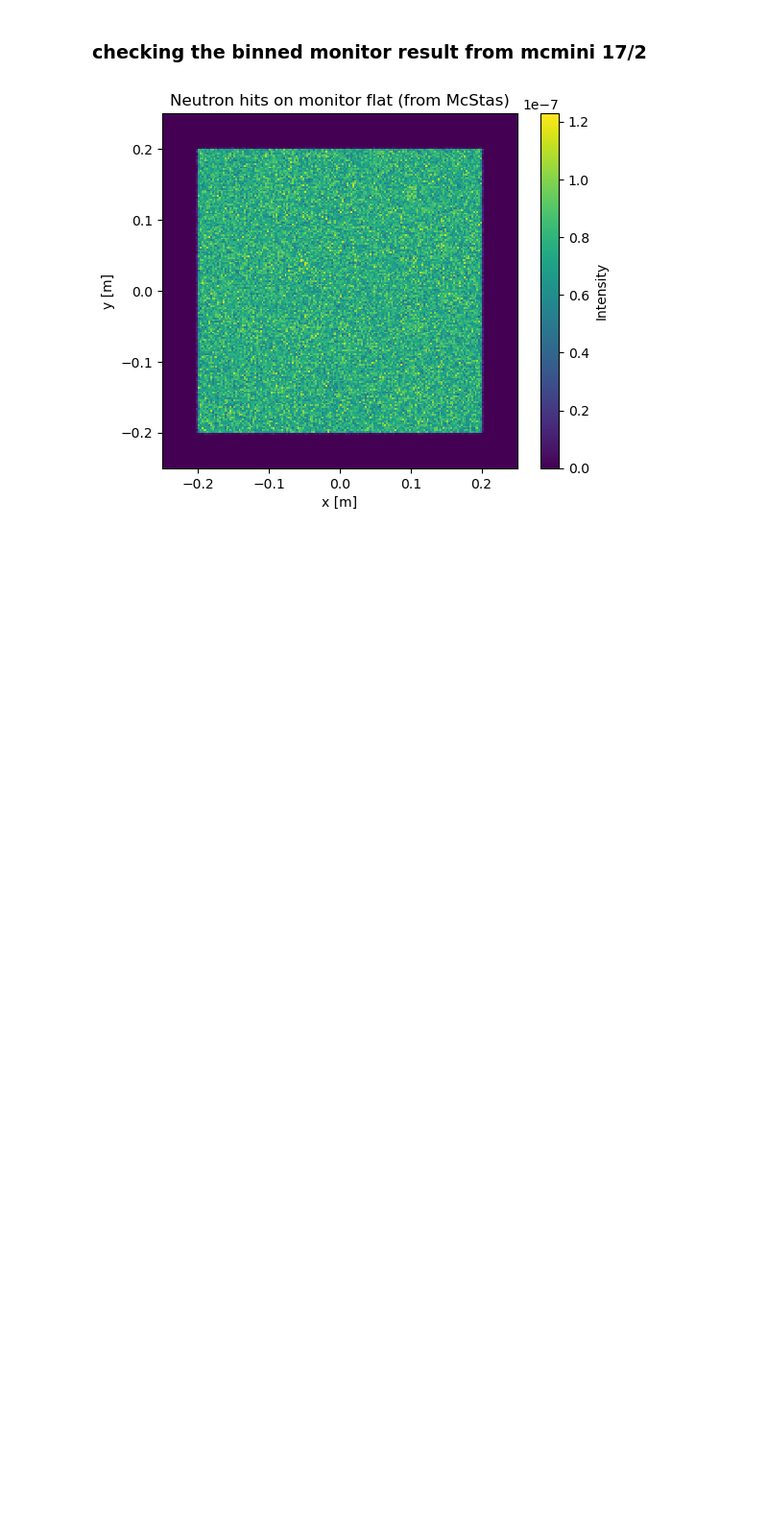
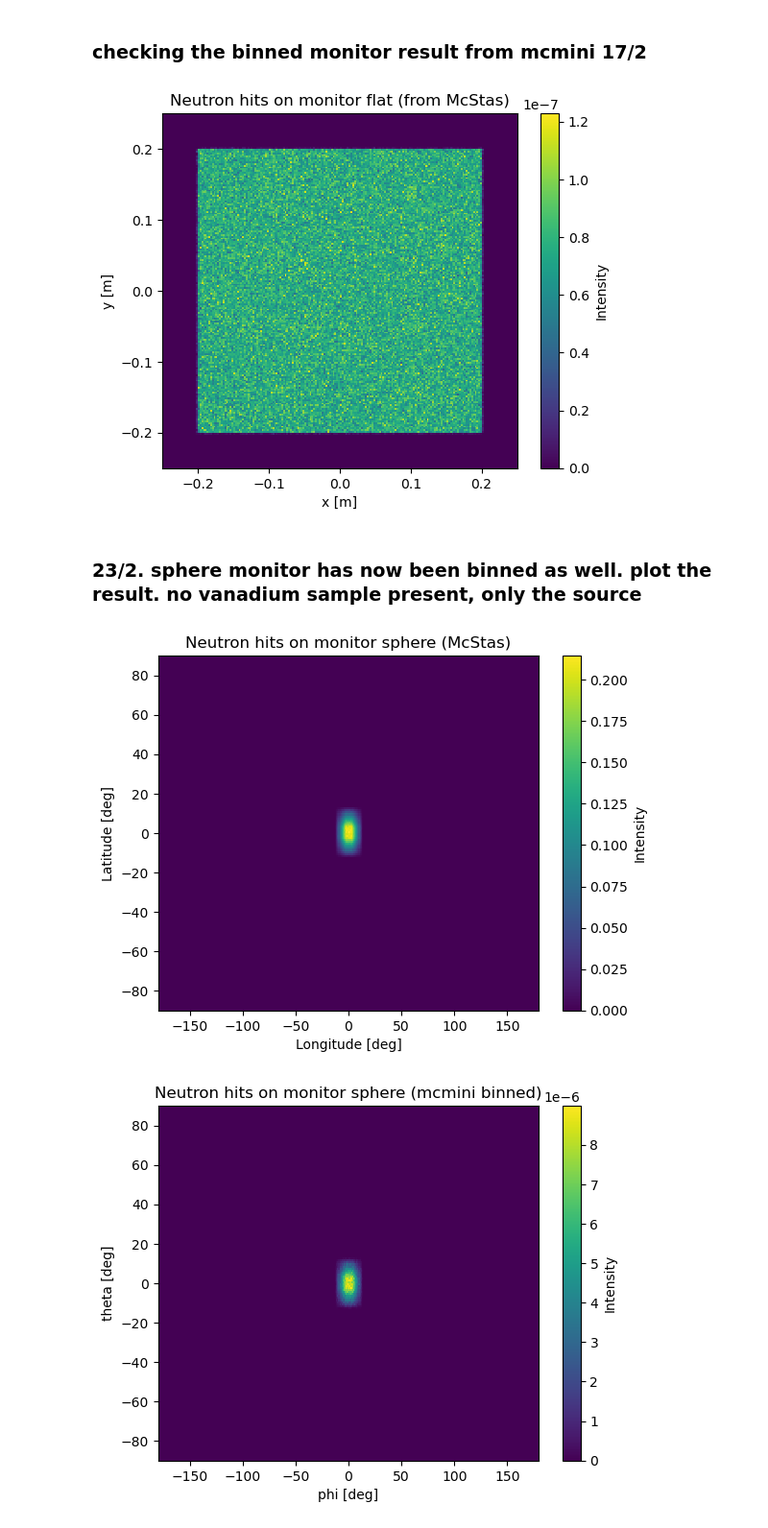
Before and after one commit to tinyThyssen/bachelor_project, a Jupyter notebook: mcmini_verification/mcmini_verification.ipynb, the cells around one changed output. Shown at 96% size. Cells and saved outputs as stored; diff of their text form; code cells hidden in the pictures; blank space fills up the shorter version.

```diff
--- a/mcmini_verification/mcmini_verification.ipynb
+++ b/mcmini_verification/mcmini_verification.ipynb
@@ -409,3 +409,63 @@ plt.title("Neutron hits on monitor flat (from McStas)")
 plt.show()
 # %% [output]
 [figure]
+# %% [markdown]
+### 23/2. sphere monitor has now been binned as well. plot the result. no vanadium sample present, only the source
+# %%
+# first plot source to sphere monitor only from mcstas
+sphere_mon = ms.load_data("/Users/christian/Documents/Study/bachelor_project/mcmini_verification/sphere_mon")[0]  # adjust index if needed
+meta = sphere_mon.metadata
+hits = sphere_mon.Intensity
+
+xmin, xmax, ymin, ymax = meta.limits
+extent = [xmin, xmax, ymin, ymax]
+
+# Decide orientation by comparing shapes
+nx_meta, ny_meta = meta.dimension
+
+Hmc = hits
+if Hmc.shape == (nx_meta, ny_meta):
+    # many McStas loaders store as (nx, ny) but imshow expects (ny, nx)
+    Hmc = Hmc.T
+elif Hmc.shape == (ny_meta, nx_meta):
+    # already (ny, nx)
+    pass
+else:
+    print("Unexpected hits shape:", Hmc.shape, "metadata:", meta.dimension)
+
+plt.imshow(Hmc, origin="lower", extent=extent, interpolation="nearest", aspect="auto")
+plt.xlabel(meta.xlabel if hasattr(meta, "xlabel") else "phi [deg]")
+plt.ylabel(meta.ylabel if hasattr(meta, "ylabel") else "theta [deg]")
+plt.colorbar(label="Intensity")
+plt.title("Neutron hits on monitor sphere (McStas)")
+plt.show()
+
+
+
+
+
+# plot binned data from mcmini
+mcmini_binned_path = Path("/Users/christian/Documents/Study/bachelor_project/mcmini/sphere_hits_binned.csv")
+if not mcmini_binned_path.is_file():
+    raise FileNotFoundError(f"Expected hit file at {mcmini_binned_path}")
+# extract binned data
+nx, ny = 360, 180
+
+binned_data = np.loadtxt(mcmini_binned_path, delimiter=',', comments='#')
+# (using comments='#' is safer than skiprows=6)
+
+col_counts = binned_data[:,2]
+
+H = col_counts.reshape((ny, nx)) # (180, 360) = (theta bins, phi bins)
+H = col_counts.reshape((ny, nx)) * 0.00194955  # (360, 180) = (phi bins, theta bins)
+
+extent = [-180, 180, -90, 90]
+plt.imshow(H, origin="lower", extent=extent, interpolation="nearest", aspect="auto")
+plt.xlabel("phi [deg]")
+plt.ylabel("theta [deg]")
+plt.colorbar(label="Intensity")
+plt.title("Neutron hits on monitor sphere (mcmini binned)")
+plt.show()
+# %% [output]
+[figure, added]
+[figure, added]
```
Also changed, not shown: parts of 4 cells of this notebook, 36 other files.
